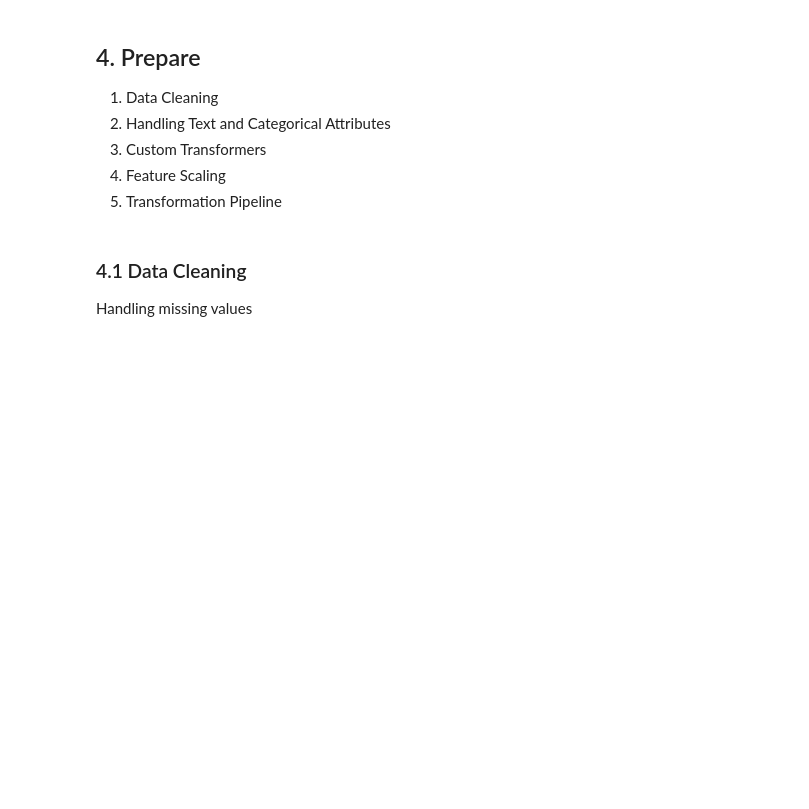
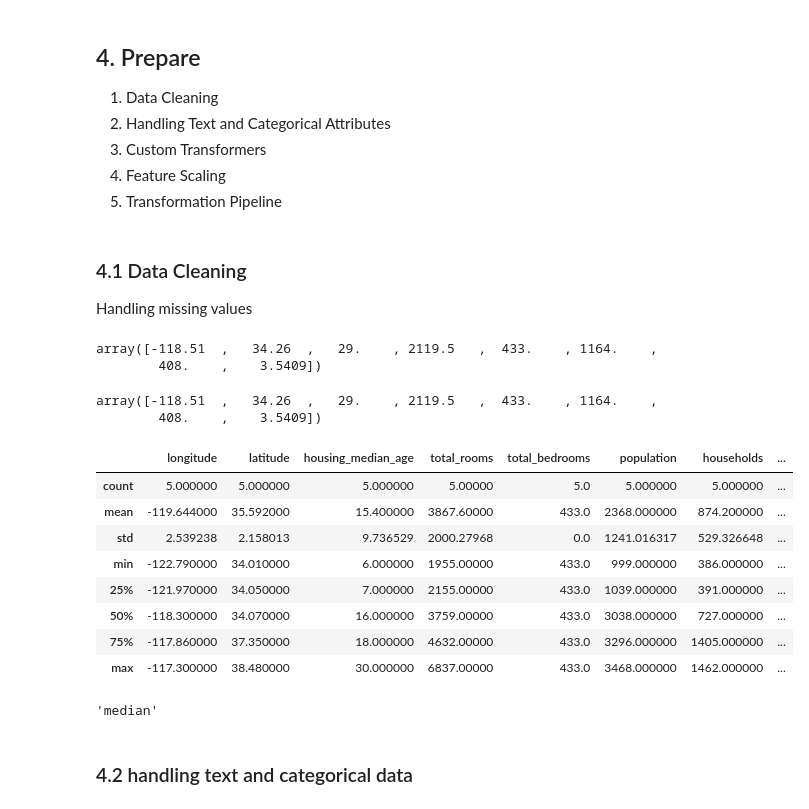
Before and after one commit to Svensone/handson-MachineLearning, a Jupyter notebook: 001. Ch 02 End-to-End Project.ipynb, the cells around one changed output. Saved outputs shown, nothing was run; the diff lists cells and outputs as text; code cells hidden in the pictures; blank space fills up the shorter version.

```diff
--- a/001. Ch 02 End-to-End Project.ipynb
+++ b/001. Ch 02 End-to-End Project.ipynb
@@ -345,4 +345,42 @@ housing_num = housing.drop('ocean_proximity', axis=1)
 
 # use imputer
 
-imputer.fit(housing.num)
+imputer.fit(housing_num)
+imputer.statistics_
+# %% [output]
+array([-118.51  ,   34.26  ,   29.    , 2119.5   ,  433.    , 1164.    ,
+        408.    ,    3.5409])
+# %%
+# same as manually
+
+housing_num.median().values
+# %% [output]
+array([-118.51  ,   34.26  ,   29.    , 2119.5   ,  433.    , 1164.    ,
+        408.    ,    3.5409])
+# %%
+# transform the data
+
+X = imputer.transform(housing_num)
+
+# create df
+
+housing_tr = pd.DataFrame(X, columns=housing_num.columns, index=housing.index)
+
+# check rows with missing values
+housing_tr.loc[sample_incomplete_rows.index.values]
+# %% [output]
+|  | longitude | latitude | housing_median_age | total_rooms | total_bedrooms | population | households | ... |
+| count | 5.000000 | 5.000000 | 5.000000 | 5.00000 | 5.0 | 5.000000 | 5.000000 | ... |
+| mean | -119.644000 | 35.592000 | 15.400000 | 3867.60000 | 433.0 | 2368.000000 | 874.200000 | ... |
+| std | 2.539238 | 2.158013 | 9.736529 | 2000.27968 | 0.0 | 1241.016317 | 529.326648 | ... |
+| min | -122.790000 | 34.010000 | 6.000000 | 1955.00000 | 433.0 | 999.000000 | 386.000000 | ... |
+| 25% | -121.970000 | 34.050000 | 7.000000 | 2155.00000 | 433.0 | 1039.000000 | 391.000000 | ... |
+| 50% | -118.300000 | 34.070000 | 16.000000 | 3759.00000 | 433.0 | 3038.000000 | 727.000000 | ... |
+| 75% | -117.860000 | 37.350000 | 18.000000 | 4632.00000 | 433.0 | 3296.000000 | 1405.000000 | ... |
+| max | -117.300000 | 38.480000 | 30.000000 | 6837.00000 | 433.0 | 3468.000000 | 1462.000000 | ... |
+# %%
+imputer.strategy
+# %% [output]
+'median'
+# %% [markdown]
+ ### 4.2 handling text and categorical data
```
Also changed, not shown: parts of 10 cells of this notebook.
